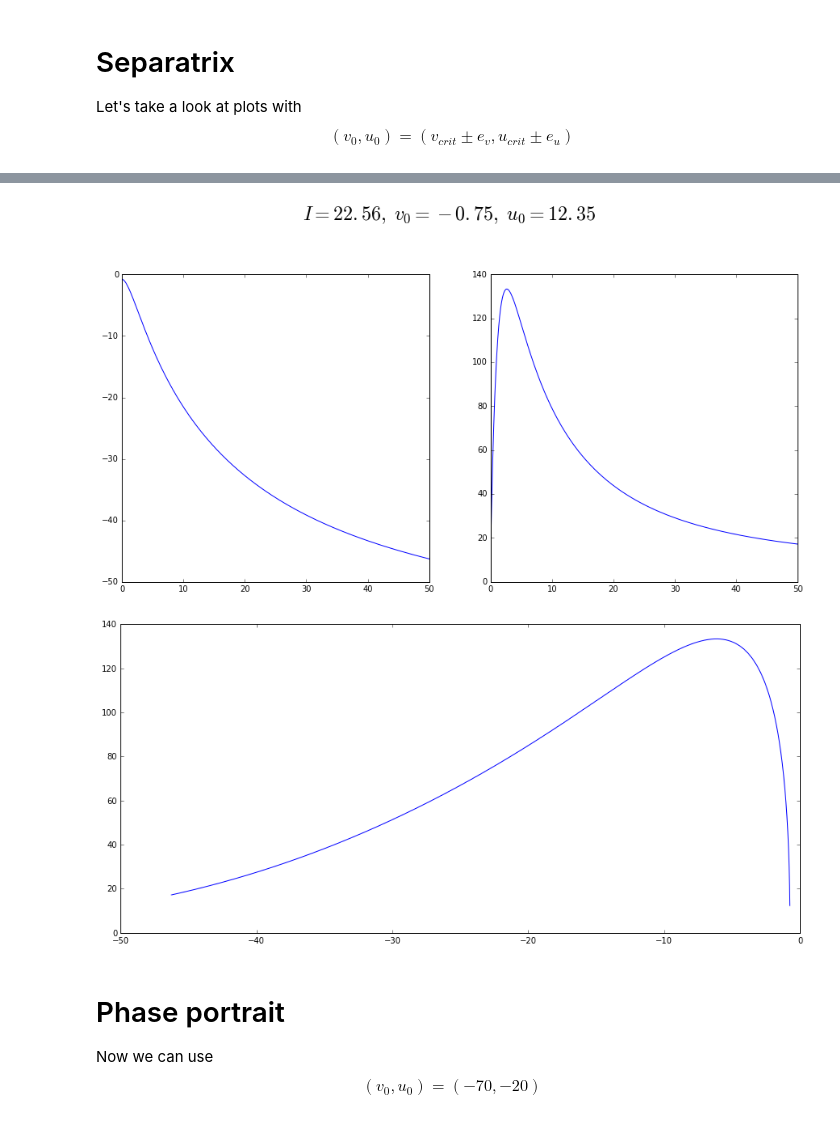
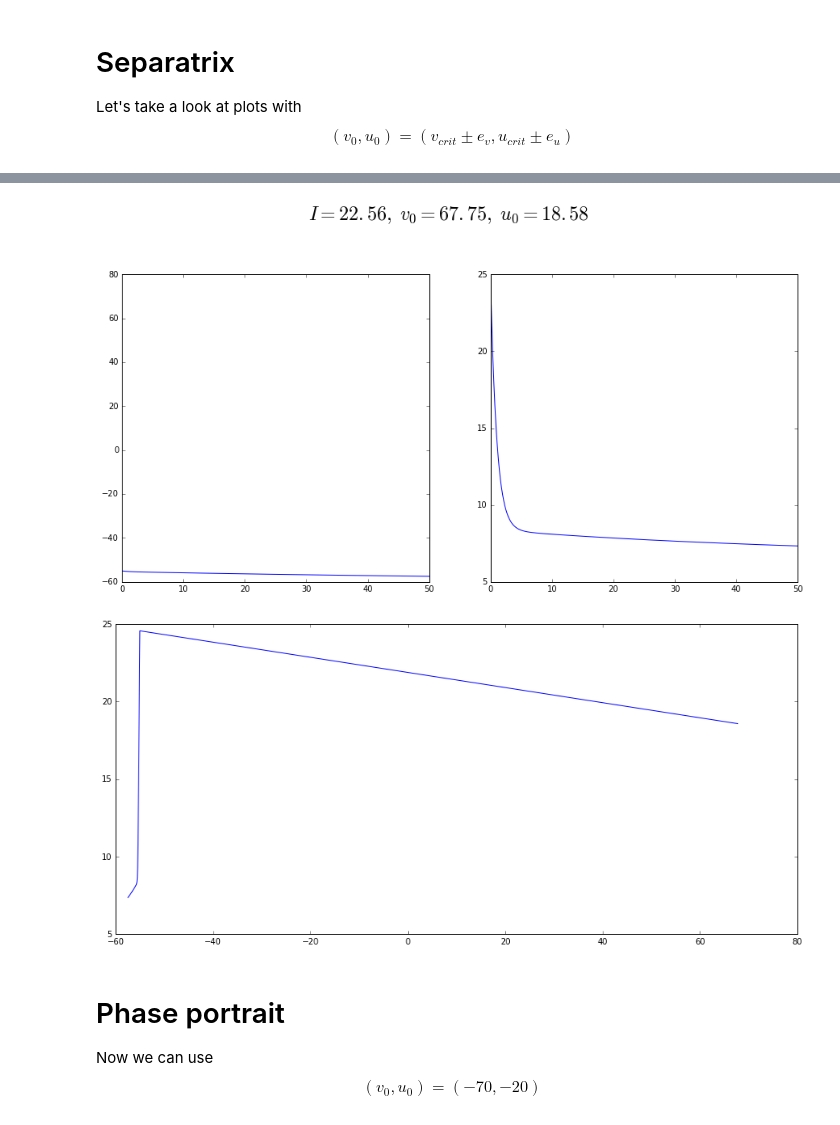
Before and after one commit to char-lie/physical-informatics, a Jupyter notebook: Lab4/lab4.ipynb, the cells around one changed output, grey strips where cells are left out. Saved outputs shown, nothing was run; the diff lists cells and outputs as text; code cells hidden in the pictures.

Commit message:
Fixed equation and critical points for lab4

```diff
--- a/Lab4/lab4.ipynb
+++ b/Lab4/lab4.ipynb
@@ -91,7 +91,7 @@ I_critical = ((k[1] - b)**2) / (4 * k[0]) - k[2]; I_critical
 # %% [output]
 22.56249999999997
 # %%
-v_critical = - b / (2 * k[0])
+v_critical = (k[1] - b) / (2 * k[0])
 # %%
 u_critical = b * v_critical
 # %% [markdown]
@@ -230,6 +234,8 @@ $$
 e_y = b/2 - 3 * k[1] - a + second**.5, b/2 - 3 * k[1] - a - second**.5; e_y
 # %% [output]
 (-12.475987663868963, -17.664012336131037)
+# %%
+e_x = -2
 # %%
 (e_y[0] + e_y[1])/2, (e_y[0] + e_y[1])/2 - e_y[0], (e_y[0] + e_y[1])/2 - e_y[1]
 # %% [output]
@@ -272,4 +278,8 @@ def get_plot(I, init=(v0, u0)):
 
 Let's take a look at plots with
 $$\left( v_0, u_0 \right) = \left( v_{crit} \pm e_v, u_{crit} \pm e_u \right)$$
+# %%
+multiplier = 2.
+delta_v = multiplier * e_x
+delta_u_unstable = multiplier * e_y[0]
 # %%
@@ -280,8 +290,8 @@ get_plot(I_critical, (v_critical + 2, u_critical + e_y[0]))
 # %%
-get_plot(I_critical, (v_critical - 2, u_critical - e_y[0]))
+get_plot(I_critical, (v_critical - delta_v, u_critical - delta_u_unstable))
 # %% [output]
-[figure, old version]
+[figure, new version]
-[figure, old version]
+[figure, new version]
 # %% [markdown]
 # Phase portrait
 
```
Also changed, not shown: parts of 7 cells of this notebook.
